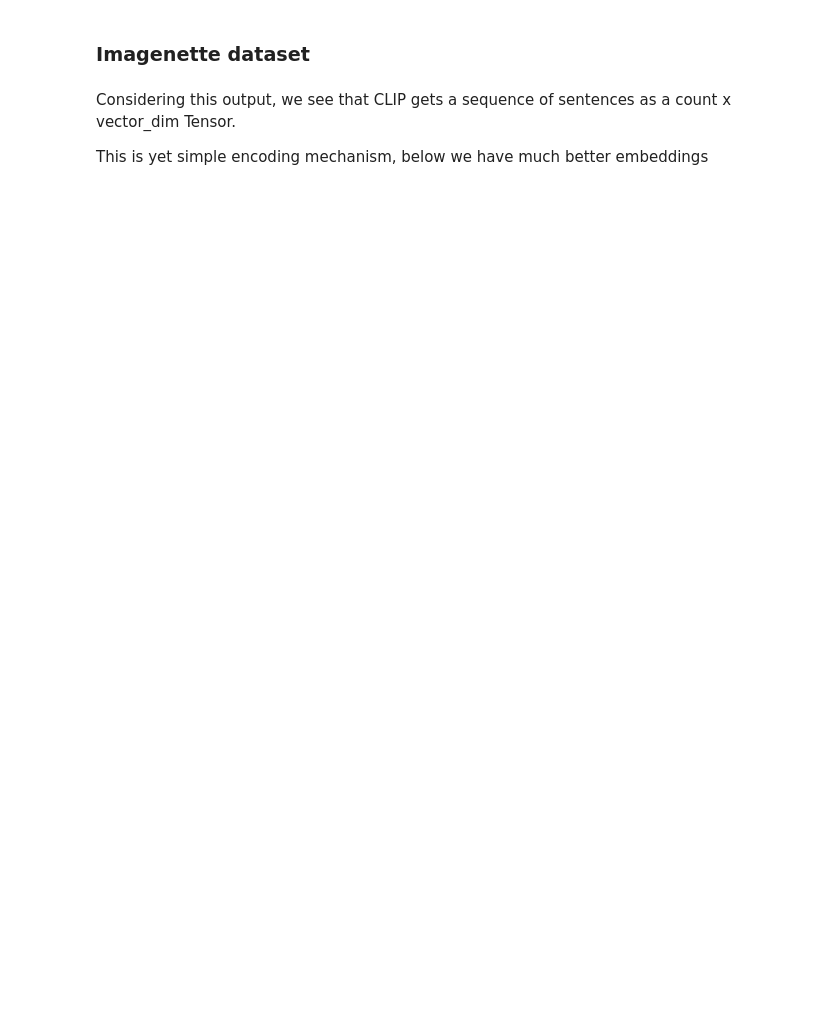
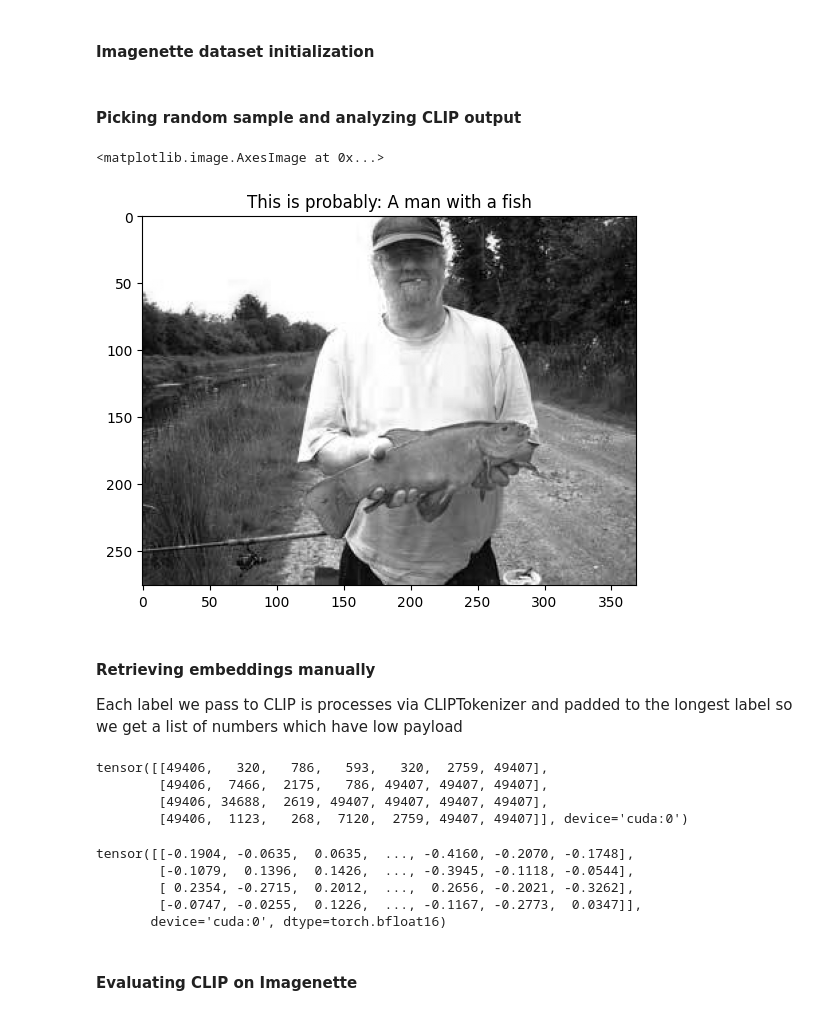
Before and after one commit to ncinsli/CLIP-classification-experiments, a Jupyter notebook: main.ipynb, the cells around one changed output. Drawn from its saved outputs; the diff is of its cells as text; code cells hidden in the pictures; blank space fills up the shorter version.

Commit message:
Initial commit

```diff
--- a/main.ipynb
+++ b/main.ipynb
@@ -33,18 +30,13 @@ print(f'Probits: {probs[0].tolist()}')
 # %% [markdown]
-### Imagenette dataset
+#### Imagenette dataset initialization
 # %%
-def collate_fn(batch):
-  images = [item[0] for item in batch]
-  labels = [item[1] for item in batch]
-
-  return images, labels
-
-classes = ['tench', 'English springer', 'cassette player', 'chain saw', 'church', 'French horn', 'garbage truck', 'gas pump', 'golf ball', 'parachute']
-
 transform = transforms.Compose([
-    # transforms.Resize((600, 800)),
     transforms.PILToTensor(),
 ])
 
 imagenette_data = torchvision.datasets.Imagenette('imagenette/', download=True, transform=transform)
-data_loader = torch.utils.data.DataLoader(imagenette_data, batch_size=BATCH_SIZE, shuffle=True, num_workers=2, collate_fn=collate_fn)
+data_loader = torch.utils.data.DataLoader(imagenette_data,
+                                          batch_size=BATCH_SIZE,
+                                          shuffle=True,
+                                          num_workers=2,
+                                          collate_fn=lambda b: ([i[0] for i in b], [i[1] for i in b]))
@@ -57,3 +43,13 @@ plt.imshow(image[0])
+# %% [markdown]
+#### Picking random sample and analyzing CLIP output
 # %%
-inputs = processor(text=['A man with a fish', 'Respectable man', 'Epstein island', 'Well-grown fish'], images=image, padding=True, return_tensors='pt').to('cuda')
+image = data_loader.dataset[128][0]
+sample_categories = ['A man with a fish', 'Respectable man', 'Epstein island', 'Well-grown fish']
+inputs = processor(text=sample_categories, images=image, padding=True, return_tensors='pt').to('cuda')
 outputs = model(**inputs)
+
+plt.title(f'This is probably: {sample_categories[outputs.logits_per_image.argmax(dim=1)]}')
+plt.imshow(image[0])
+# %% [output]
+<matplotlib.image.AxesImage at 0x...>
+[figure, added]
@@ -62,6 +56,10 @@ outputs.logits_per_image.softmax(dim=1).squeeze().tolist()
+# %% [markdown]
+#### Retrieving embeddings manually
+Each label we pass to CLIP is processes via CLIPTokenizer and padded to the longest label so we get a list of numbers which have low payload
 # %%
 inputs['input_ids']
+# %% [output]
+tensor([[49406,   320,   786,   593,   320,  2759, 49407],
+        [49406,  7466,  2175,   786, 49407, 49407, 49407],
+        [49406, 34688,  2619, 49407, 49407, 49407, 49407],
+        [49406,  1123,   268,  7120,  2759, 49407, 49407]], device='cuda:0')
-# %% [markdown]
-Considering this output, we see that CLIP gets a sequence of sentences as a count x vector_dim Tensor.
-
-This is yet simple encoding mechanism, below we have much better embeddings
@@ -73,5 +66,13 @@ gc.collect()
 # %%
 model.get_text_features(inputs['input_ids']).pooler_output.detach()
+# %% [output]
+tensor([[-0.1904, -0.0635,  0.0635,  ..., -0.4160, -0.2070, -0.1748],
+        [-0.1079,  0.1396,  0.1426,  ..., -0.3945, -0.1118, -0.0544],
+        [ 0.2354, -0.2715,  0.2012,  ...,  0.2656, -0.2021, -0.3262],
+        [-0.0747, -0.0255,  0.1226,  ..., -0.1167, -0.2773,  0.0347]],
+       device='cuda:0', dtype=torch.bfloat16)
+# %% [markdown]
+#### Evaluating CLIP on Imagenette
 # %%
 correct_classifications = 0
 all_classifications = 0
```
Also changed, not shown: parts of 18 cells of this notebook.
